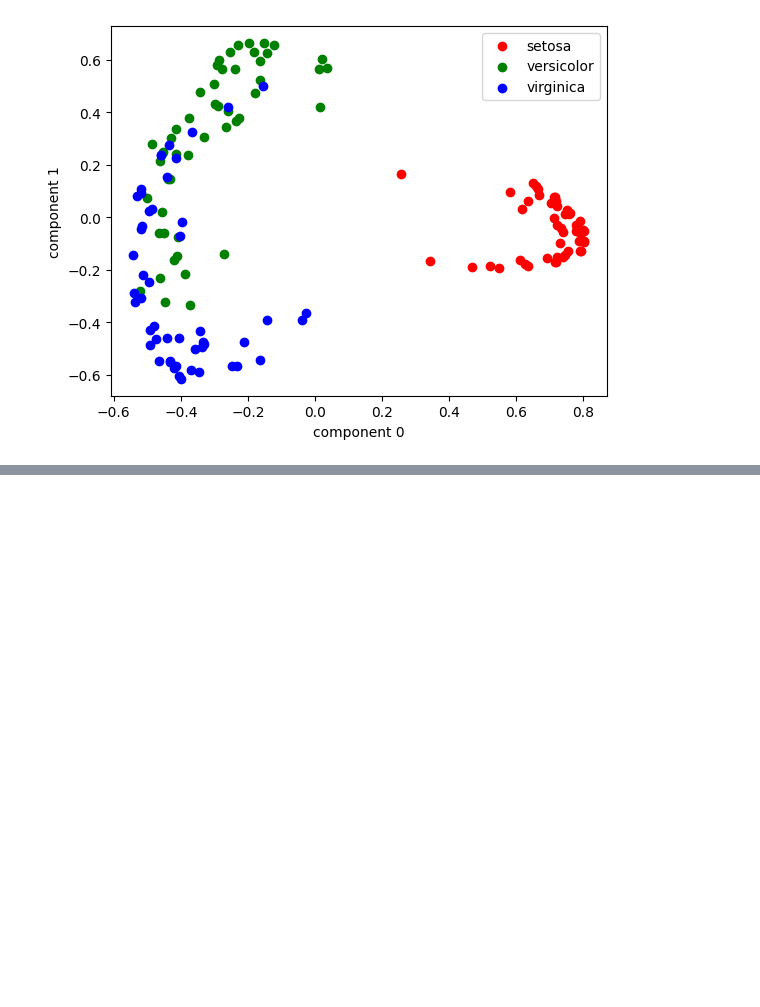
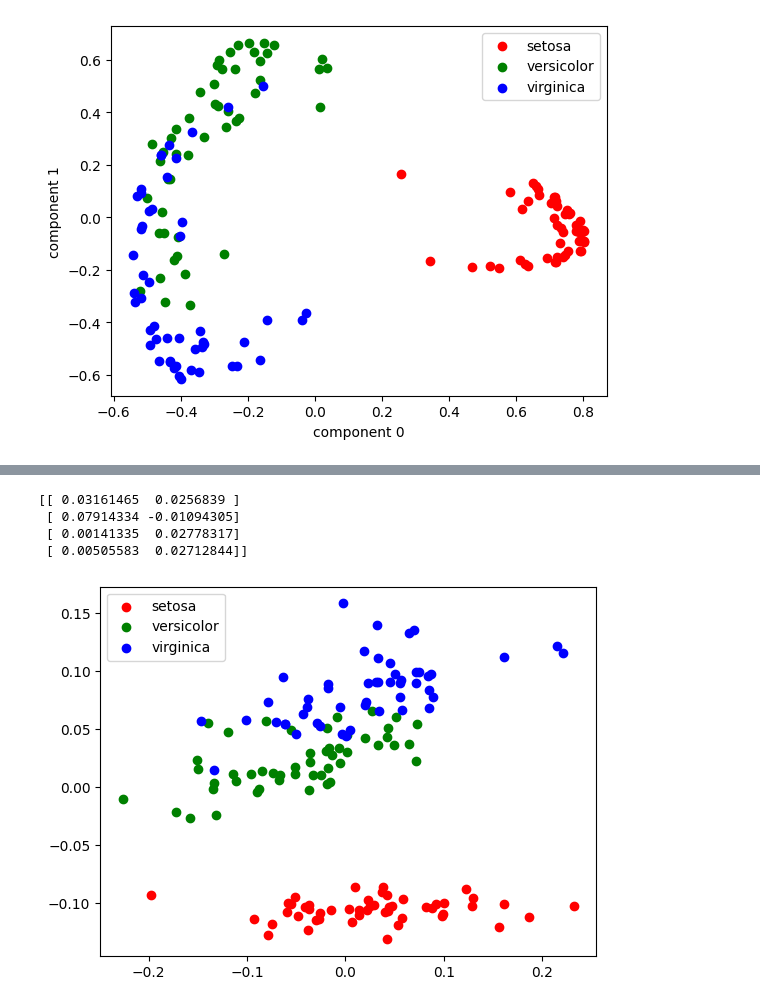
Before and after one commit to clionelove123/Machine_Learning, a Jupyter notebook: ML_Chap_06_Practice_w)sklearn.ipynb, the cells around one changed output, grey strips where cells are left out. Drawn from its saved outputs; the diff is of its cells as text; code cells hidden in the pictures; blank space fills up the shorter version.

```diff
--- a/ML_Chap_06_Practice_w)sklearn.ipynb
+++ b/ML_Chap_06_Practice_w)sklearn.ipynb
@@ -178,0 +254,33 @@ plt.show()
+# %%
+import matplotlib.pyplot as plt
+import numpy as np
+
+from sklearn.datasets import load_iris
+from sklearn.decomposition import FastICA, PCA
+
+data = load_iris()
+X = StandardScaler().fit_transform(data["data"])
+feature_names = data["feature_names"]
+
+ica = FastICA(n_components=2)
+S_ = ica.fit_transform(X)  # 신호 재구성
+
+components = ica.components_.T
+print(components)
+
+data_c=X@components
+
+## 시각화
+df_ICA=pd.DataFrame(np.column_stack([data_c[:,0:2],iris.target ]), columns =["X1","X2","class"])
+
+plt.scatter(df_ICA.loc[df_ICA["class"] == 0]["X1"],df_ICA.loc[df_ICA["class"] == 0]["X2"], color = 'r', label="setosa")
+plt.scatter(df_ICA.loc[df_ICA["class"] == 1]["X1"],df_ICA.loc[df_ICA["class"] == 1]["X2"], color = 'g', label="versicolor")
+plt.scatter(df_ICA.loc[df_ICA["class"] == 2]["X1"],df_ICA.loc[df_ICA["class"] == 2]["X2"], color = 'b', label ="virginica")
+plt.legend()
+plt.show()
+# %% [output]
+[[ 0.03161465  0.0256839 ]
+ [ 0.07914334 -0.01094305]
+ [ 0.00141335  0.02778317]
+ [ 0.00505583  0.02712844]]
+[figure, added]
```
Also changed, not shown: parts of 3 cells of this notebook.
